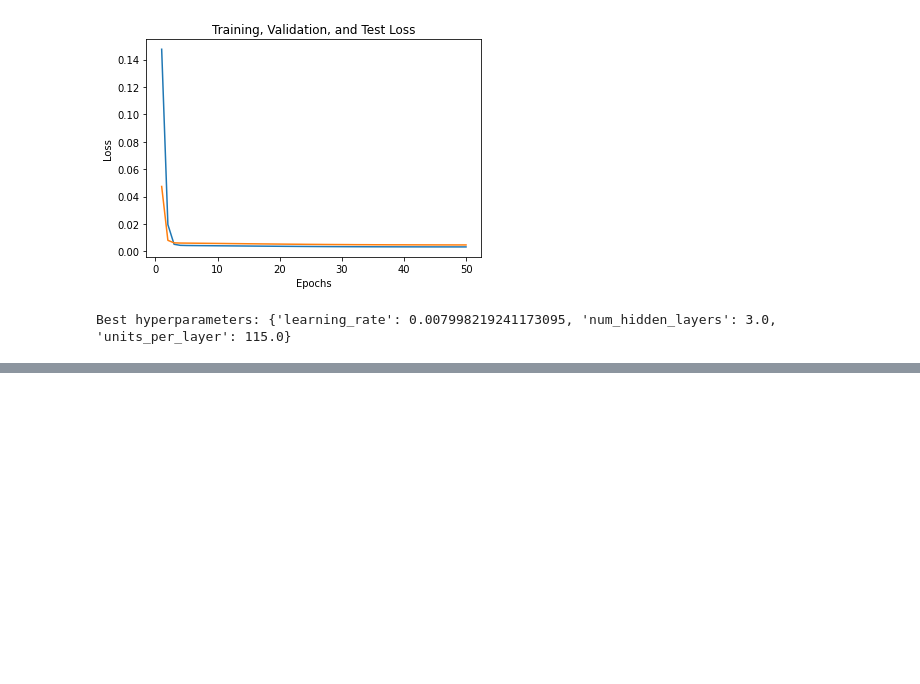
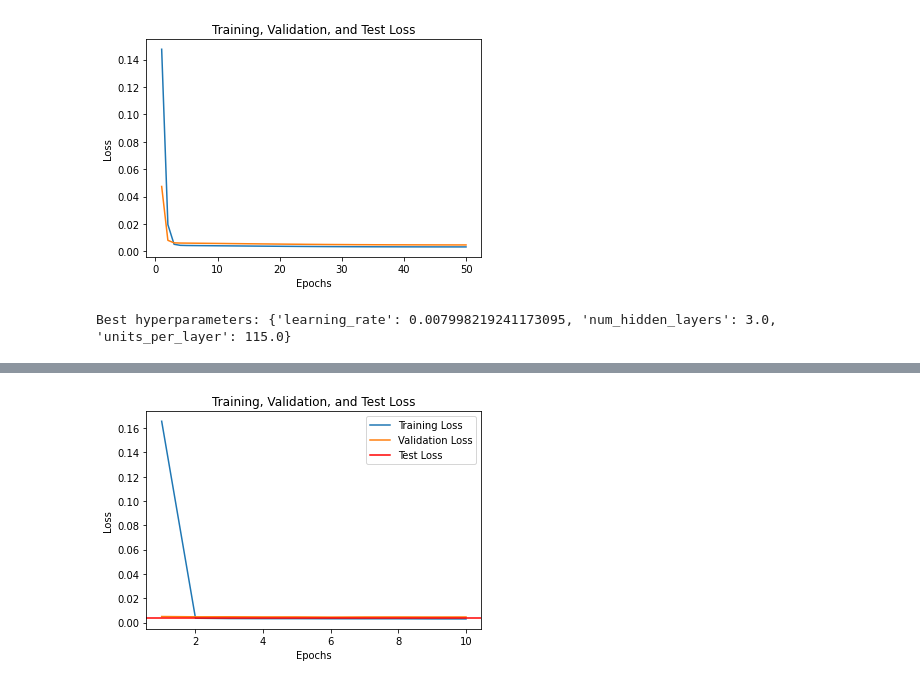
Before and after one commit to n1rocket/deep_learning_armandobueno, a Jupyter notebook: Práctica/armando_bueno_practica.ipynb, the cells around one changed output, grey strips where cells are left out. Drawn from its saved outputs; the diff is of its cells as text; code cells hidden in the pictures; blank space fills up the shorter version.

```diff
--- a/Práctica/armando_bueno_practica.ipynb
+++ b/Práctica/armando_bueno_practica.ipynb
@@ -1234,3 +1238,66 @@ best = fmin(fn=objective,
 print('Best hyperparameters:', best)
 # %% [output]
 Best hyperparameters: {'learning_rate': 0.007998219241173095, 'num_hidden_layers': 3.0, 'units_per_layer': 115.0}
+# %%
+#Red optimizada con los best hyperparameters:
+# Optimizamos hiperparámetros
+
+
+model = create_model(3.0, 115.0, 0.007998219241173095)
+
+# Entrenando la solución
+H = model.fit(X_train, y_train, validation_data=(X_val, y_val), epochs=10, batch_size=batch_size)  #(X)
+
+print(H.history)
+
+print("[INFO]: Evaluando red neuronal...")
+test_predictions = model.predict(X_test, batch_size=batch_size)  #(X)
+test_loss = model.evaluate(X_test, y_test, verbose=0)
+
+mae = mean_absolute_error(y_test, test_predictions)
+mse = mean_squared_error(y_test, test_predictions)
+rmse = np.sqrt(mse)
+r2 = r2_score(y_test, test_predictions)
+
+print("Mean Absolute Error:", mae)
+print("Mean Squared Error:", mse)
+print("Root Mean Squared Error:", rmse)
+print("R^2:", r2)
+
+#print(classification_report(y_test.argmax(axis=1), predictions.argmax(axis=1)))
+
+y_test_reshaped = y_test.values.reshape(-1,1)
+
+y_pred_desn = test_predictions * max_price
+y_test_reshaped_desn = y_test_reshaped * max_price
+
+# print("y_pred: ", y_pred)
+# print("y_test_reshaped: ", y_test_reshaped)
+
+y_pred_denorm = test_predictions[:, 0] * max_price
+y_test_denorm = y_test * max_price
+
+error_denorm = np.abs(y_pred_denorm - y_test_denorm)
+
+
+print("--------------------> ", np.mean(error_denorm))
+
+# Accede a las pérdidas de entrenamiento y validación
+training_loss = H.history['loss']
+validation_loss = H.history['val_loss']
+
+# Crea una lista de números enteros para representar las épocas
+epochs = range(1, len(training_loss) + 1)
+
+print("--------------------> ", test_loss)
+
+# Crea el plot de las pérdidas
+plt.plot(epochs, training_loss, label='Training Loss')
+plt.plot(epochs, validation_loss, label='Validation Loss')
+plt.axhline(test_loss, color='red', label='Test Loss')
+plt.xlabel('Epochs')
+plt.ylabel('Loss')
+plt.title('Training, Validation, and Test Loss')
+plt.legend()
+plt.show()
+# %% [output]
@@ -1236,0 +1321 @@ Best hyperparameters: {'learning_rate': 0.007998219241173095, 'num_hidden_layers
+[figure, added]
```
Also changed, not shown: parts of 7 cells of this notebook.
